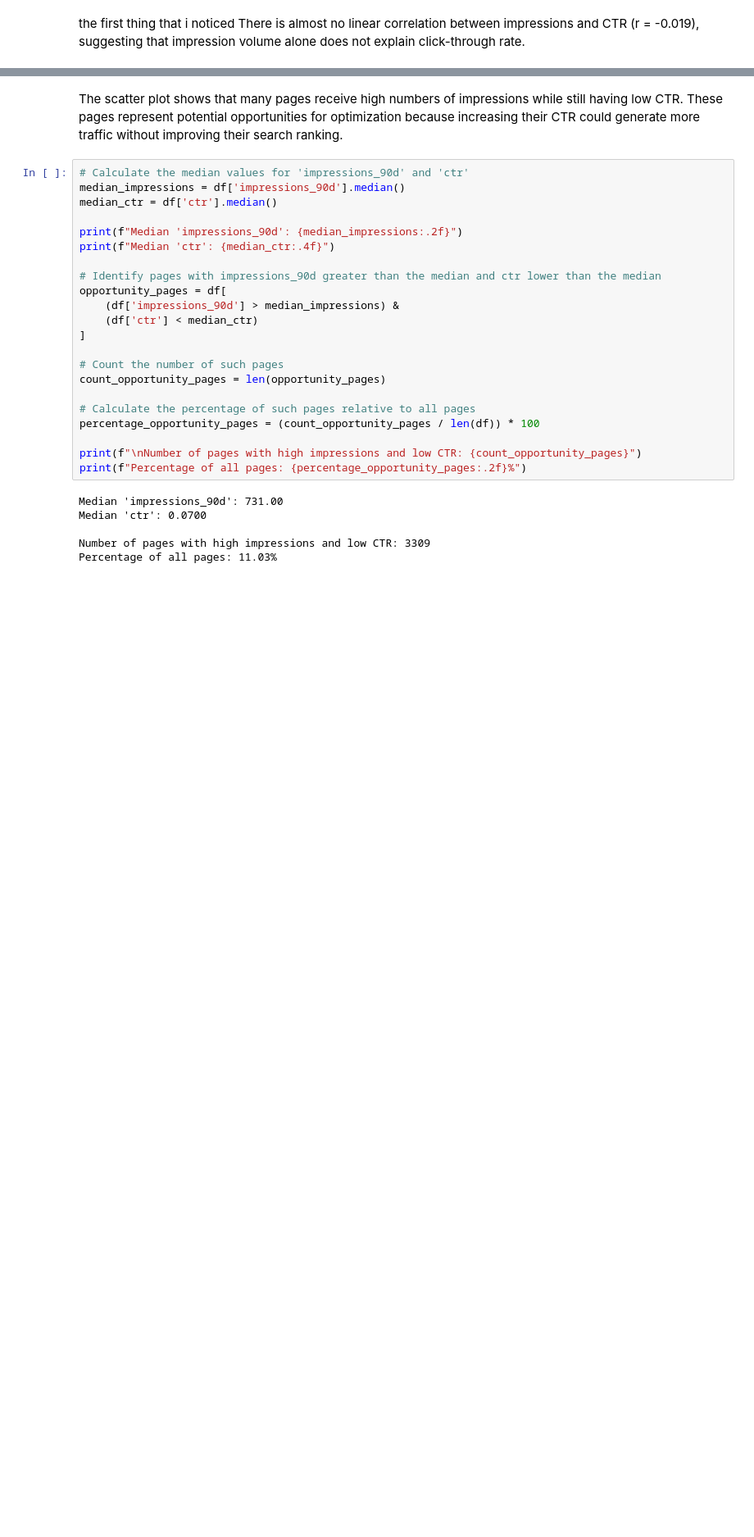
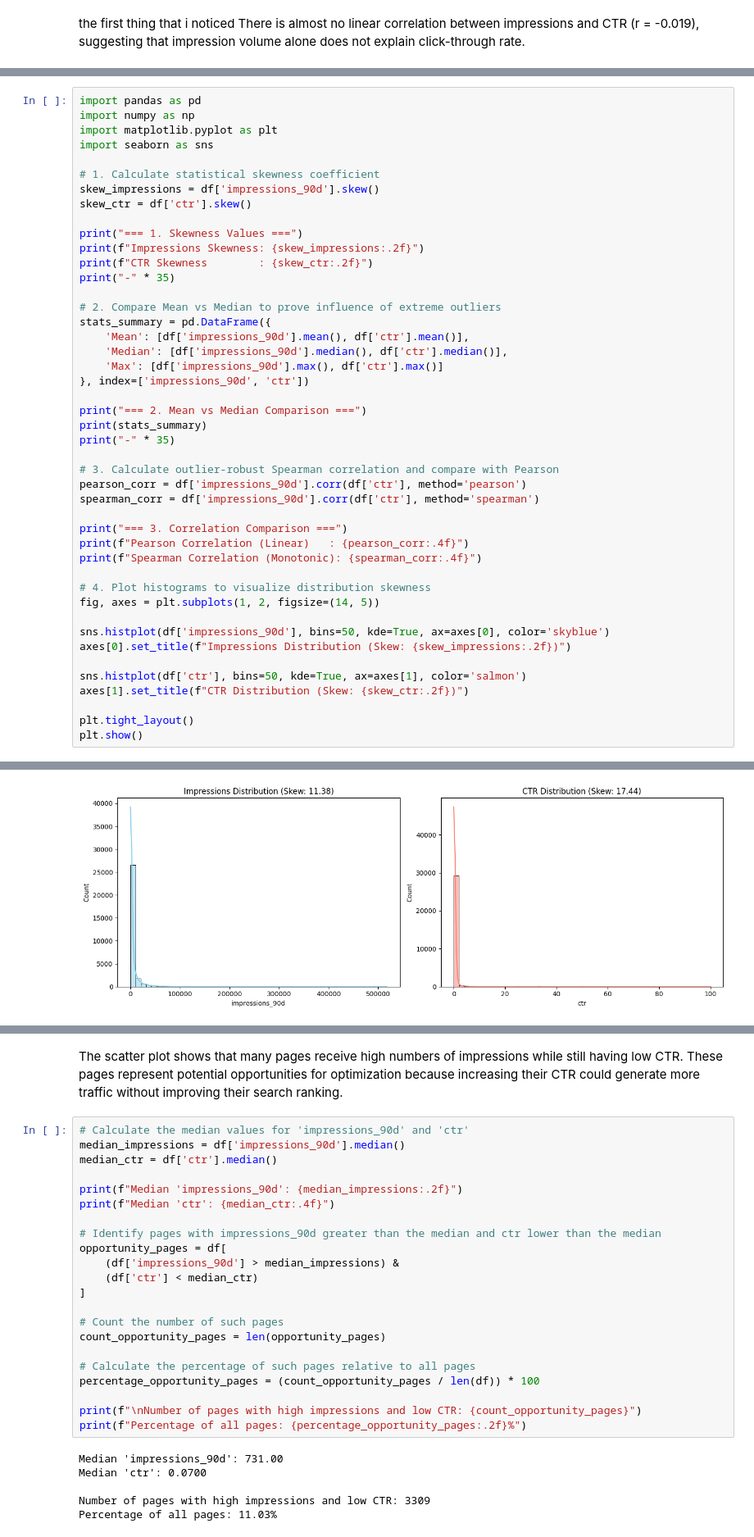
Before and after one commit to YosraHilmi/Fly-Rank-Internship, a Jupyter notebook: work/notebooks/w01_research_question.ipynb, the cells around one changed output, grey strips where cells are left out. Shown at 82% size. Saved outputs shown, nothing was run; the diff lists cells and outputs as text; blank space fills up the shorter version.

```diff
--- a/work/notebooks/w01_research_question.ipynb
+++ b/work/notebooks/w01_research_question.ipynb
@@ -31,0 +35,46 @@ the first thing that i noticed There is almost no linear correlation between imp
+# %%
+import pandas as pd
+import numpy as np
+import matplotlib.pyplot as plt
+import seaborn as sns
+
+# 1. Calculate statistical skewness coefficient
+skew_impressions = df['impressions_90d'].skew()
+skew_ctr = df['ctr'].skew()
+
+print("=== 1. Skewness Values ===")
+print(f"Impressions Skewness: {skew_impressions:.2f}")
+print(f"CTR Skewness        : {skew_ctr:.2f}")
+print("-" * 35)
+
+# 2. Compare Mean vs Median to prove influence of extreme outliers
+stats_summary = pd.DataFrame({
+    'Mean': [df['impressions_90d'].mean(), df['ctr'].mean()],
+    'Median': [df['impressions_90d'].median(), df['ctr'].median()],
+    'Max': [df['impressions_90d'].max(), df['ctr'].max()]
+}, index=['impressions_90d', 'ctr'])
+
+print("=== 2. Mean vs Median Comparison ===")
+print(stats_summary)
+print("-" * 35)
+
+# 3. Calculate outlier-robust Spearman correlation and compare with Pearson
+pearson_corr = df['impressions_90d'].corr(df['ctr'], method='pearson')
+spearman_corr = df['impressions_90d'].corr(df['ctr'], method='spearman')
+
+print("=== 3. Correlation Comparison ===")
+print(f"Pearson Correlation (Linear)   : {pearson_corr:.4f}")
+print(f"Spearman Correlation (Monotonic): {spearman_corr:.4f}")
+
+# 4. Plot histograms to visualize distribution skewness
+fig, axes = plt.subplots(1, 2, figsize=(14, 5))
+
+sns.histplot(df['impressions_90d'], bins=50, kde=True, ax=axes[0], color='skyblue')
+axes[0].set_title(f"Impressions Distribution (Skew: {skew_impressions:.2f})")
+
+sns.histplot(df['ctr'], bins=50, kde=True, ax=axes[1], color='salmon')
+axes[1].set_title(f"CTR Distribution (Skew: {skew_ctr:.2f})")
+
+plt.tight_layout()
+plt.show()
+# %% [output]
@@ -32 +93,2 @@ the first thing that i noticed There is almost no linear correlation between imp
+[figure, added]
 # %%
```
Also changed, not shown: parts of 6 cells of this notebook.
